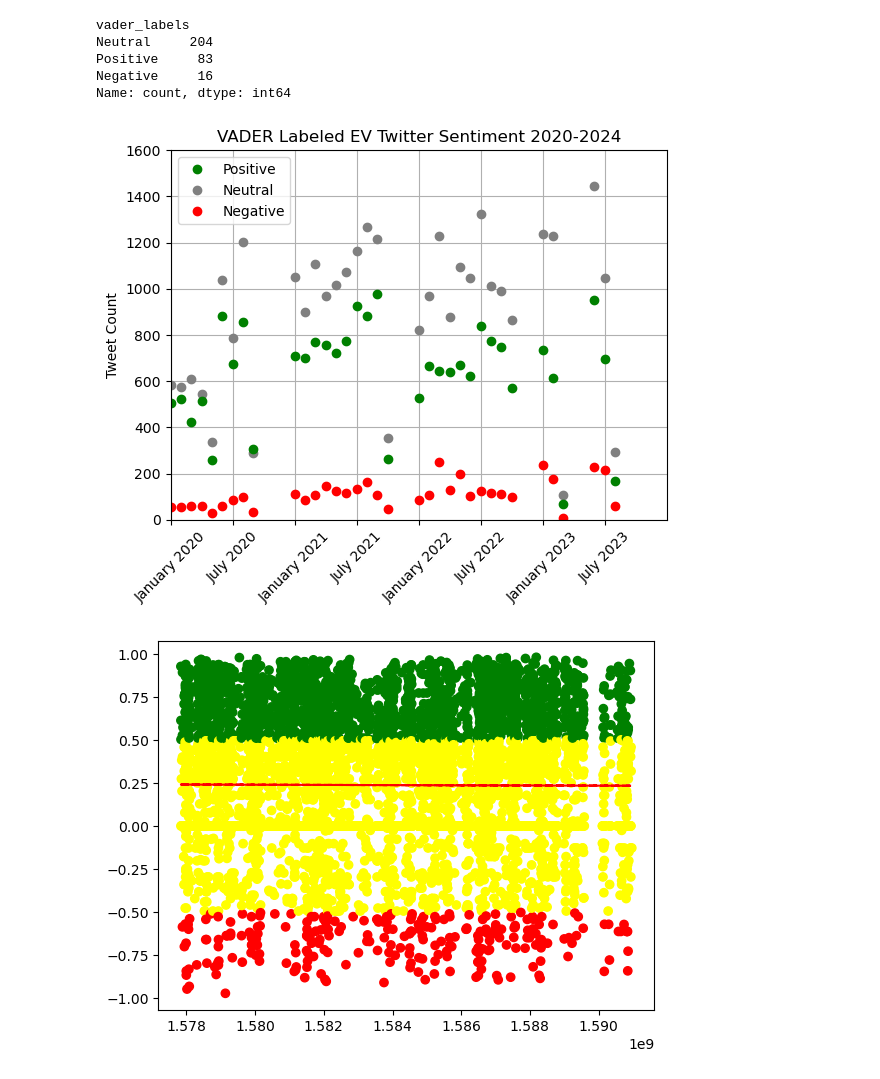
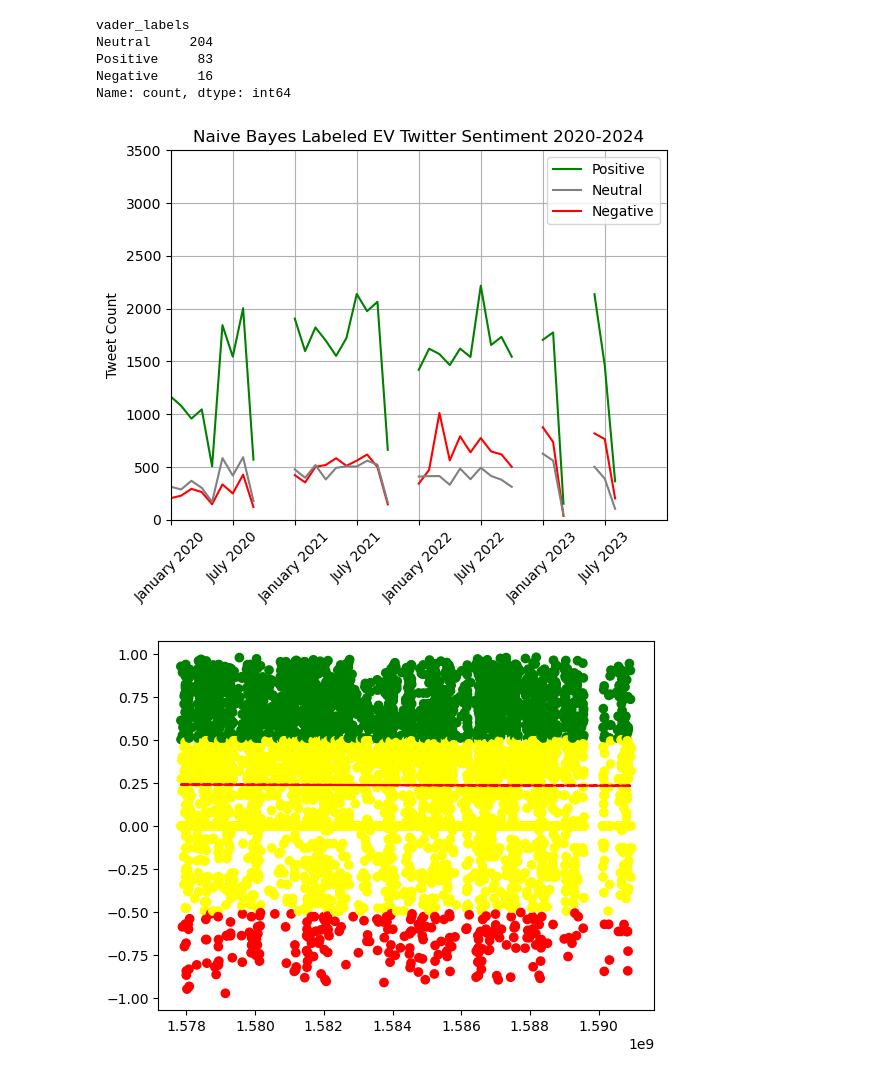
Before and after one commit to rrandev03/NLP_Final, a Jupyter notebook: 200_code/vader.ipynb, the cells around one changed output. Drawn from its saved outputs; the diff is of its cells as text; code cells hidden in the pictures.

Commit message:
vader graphs

```diff
--- a/200_code/vader.ipynb
+++ b/200_code/vader.ipynb
@@ -109,3 +109,9 @@ new_df.loc[new_df["Tweet_Content"].duplicated(keep=False)]
 | 83530 | 2021-05-26 15:04:00+00:00 | As #EVs become more common on roa... | -0.3804 |
 | 83554 | 2021-05-26 23:02:01+00:00 | ESFI: Understanding Electric Vehi... | 0.4215 |
 993 rows × 3 columns
+# %%
+nb = pd.read_csv("../100_data/102_processed/naive_predictions.csv")
+bert = pd.read_csv("../100_data/102_processed/bert_predictions.csv")
+robert = pd.read_csv("../100_data/102_processed/roberta_predictions.csv")
+
+nb
@@ -191,3 +211,25 @@ pivoted
 | 32 | 2023 | 6 | 227 | 1444 | 951 | 2622 | June 2023 |
 | 33 | 2023 | 7 | 214 | 1049 | 695 | 1958 | July 2023 |
 | 34 | 2023 | 8 | 62 | 296 | 170 | 528 | August 2023 |
+# %%
+# df_col = df[["Unnamed: 0", "Date", "Tweet_Content", "vader_labels"]]
+new_df = bert.loc[~bert["UTC_Time"].duplicated()]
+pivoted = new_df.pivot(
+    index="UTC_Time",
+    columns="Predicted_Sentiment",
+    values="Tweet_Content",
+)
+pivoted["date_time"] = pivoted.index
+# # pivoted["date_time"] = pivoted.index.get_level_values(1)
+pivoted["date_time"] = pd.to_datetime(pivoted["date_time"])
+pivoted["year"] = pivoted["date_time"].dt.year
+pivoted["month"] = pivoted["date_time"].dt.month
+# pivoted["half"] = [1 if x < 7 else 2 for x in pivoted["month"]]
+pivoted = pivoted.groupby(["year", "month"], as_index=False).count()
+# # pivoted = pivoted.groupby(["year", "half"]).count()
+pivoted["month_year"] = (
+    pd.to_datetime(pivoted["month"], format="%m").dt.month_name()
+    + " "
+    + pivoted["year"].astype(str)
+)
+pivoted
@@ -248,29 +308,29 @@ Name: count, dtype: int64
 # %%
 fig, ax = plt.subplots()
 # Calculate the best-fit line
 x = pivoted["month_year"]
 y = pivoted["Negative"]
 y1 = pivoted["Neutral"]
 y2 = pivoted["Positive"]
 
 
-(line1,) = ax.plot(x, y, "o", label="Negative", color="red")
-(line2,) = ax.plot(x, y1, "o", label="Neutral", color="grey")
-(line3,) = ax.plot(x, y2, "o", label="Positive", color="green")
+(line1,) = ax.plot(x, y, label="Negative", color="red")
+(line2,) = ax.plot(x, y1, label="Neutral", color="grey")
+(line3,) = ax.plot(x, y2, label="Positive", color="green")
 ax.legend(handles=[line3, line2, line1])
-plt.title("VADER Labeled EV Twitter Sentiment 2020-2024")
+plt.title("Naive Bayes Labeled EV Twitter Sentiment 2020-2024")
 plt.ylabel("Tweet Count")
 # Plot the scatter plot and the trend line
 # plt.plot(x, y)
 # plt.plot(x, y1)
 # plt.plot(x, y2)  # 'r--' is for a red dashed line
-ax.set(ylim=(0, 1600), xlim=(0, 48), xticks=np.arange(0, 48, 6))
+ax.set(ylim=(0, 3500), xlim=(0, 48), xticks=np.arange(0, 48, 6))
 # ax.tick_params(axis="x", labelrotation=45)
 plt.xticks(rotation=45)
 plt.grid(True)
 plt.show()
 # %% [output]
-[figure, old version]
+[figure, new version]
 # %%
 fig, ax = plt.subplots()
 # Calculate the best-fit line
```
Also changed, not shown: parts of 3 cells of this notebook, 1 other file.
